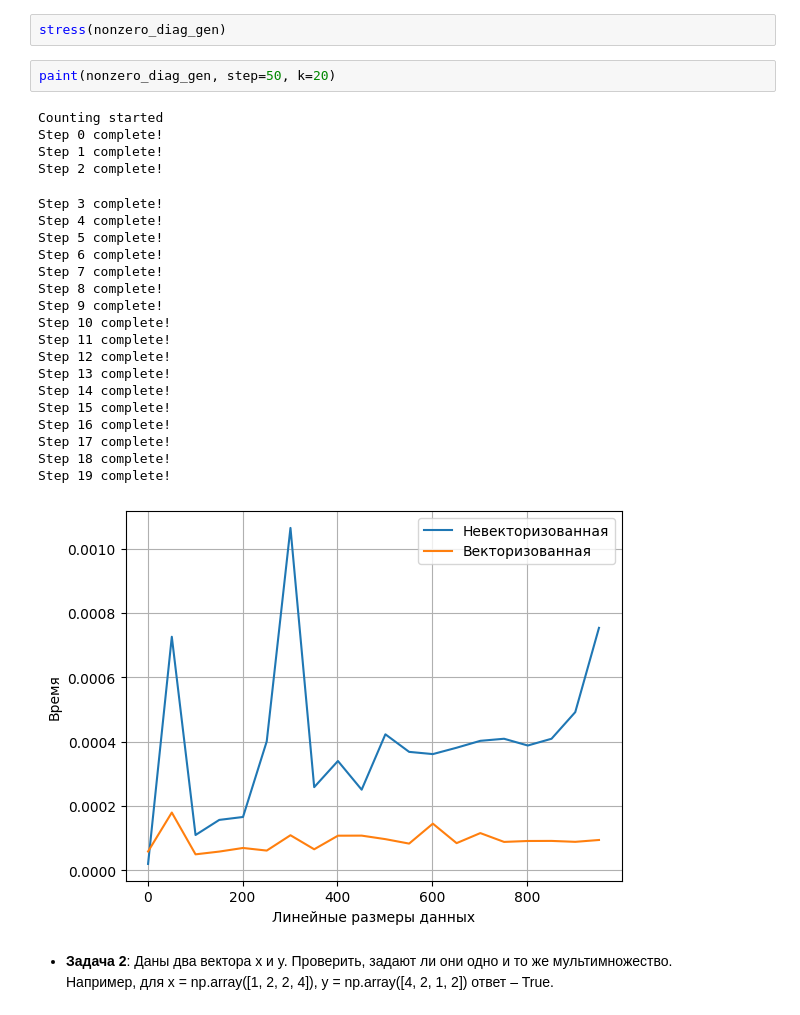
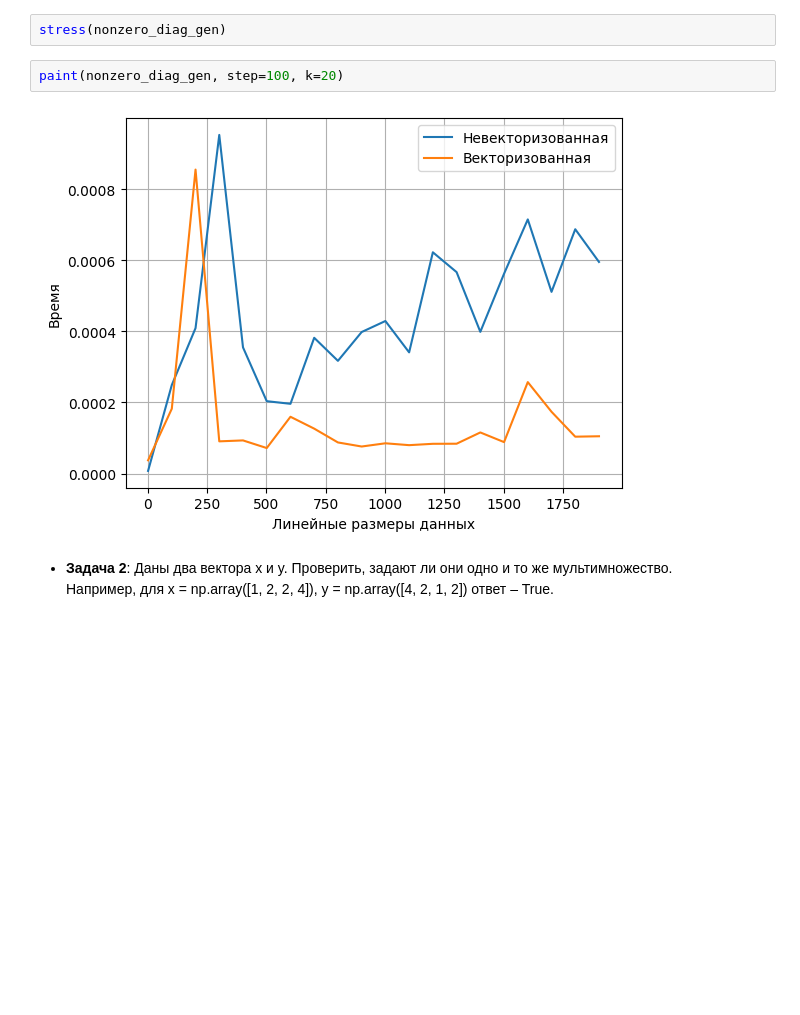
Before and after one commit to Semen-prog/aesc_machine_learning, a Jupyter notebook: homework_1/task1_numpy_practive.ipynb, the cells around one changed output. Saved outputs shown, nothing was run; the diff lists cells and outputs as text; blank space fills up the shorter version.

```diff
--- a/homework_1/task1_numpy_practive.ipynb
+++ b/homework_1/task1_numpy_practive.ipynb
@@ -98,30 +95,9 @@ def nonzero_diag_gen(sz: int):
 # %%
 stress(nonzero_diag_gen)
 # %%
-paint(nonzero_diag_gen, step=50, k=20)
+paint(nonzero_diag_gen, step=100, k=20)
 # %% [output]
-Counting started
-Step 0 complete!
-Step 1 complete!
-Step 2 complete!
-Step 3 complete!
-Step 4 complete!
-Step 5 complete!
-Step 6 complete!
-Step 7 complete!
-Step 8 complete!
-Step 9 complete!
-Step 10 complete!
-Step 11 complete!
-Step 12 complete!
-Step 13 complete!
-Step 14 complete!
-Step 15 complete!
-Step 16 complete!
-Step 17 complete!
-Step 18 complete!
-Step 19 complete!
-[figure, old version]
+[figure, new version]
 # %% [markdown]
 
 
```
Also changed, not shown: parts of 12 cells of this notebook, 2 other files.
